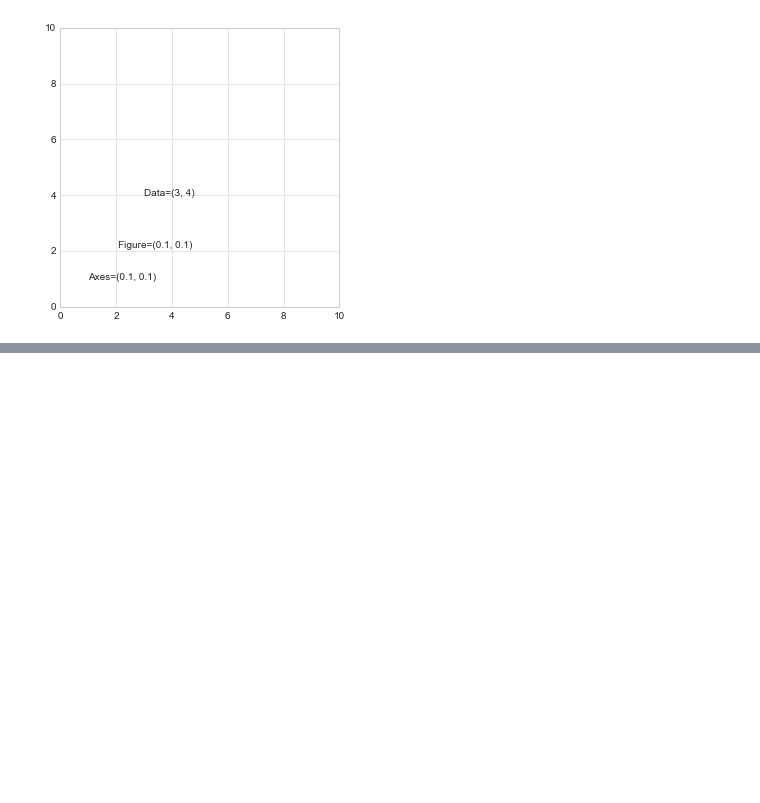
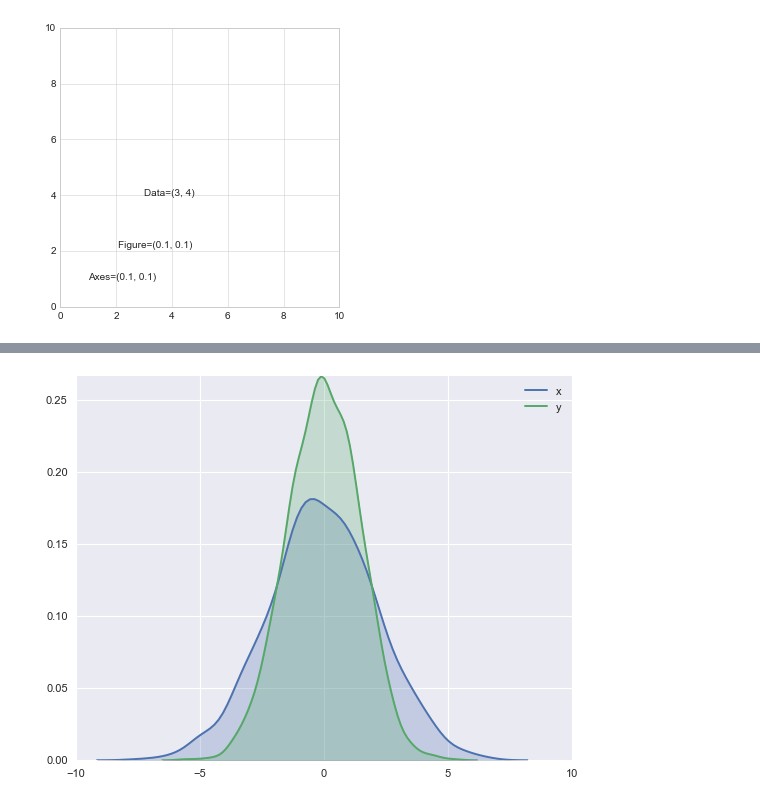
Before and after one commit to MateuszKonopelski/RandomPythonProjects, a Jupyter notebook: Project9_PythonDataScienceHandbook_VanderPlas/Chapter4_Visualisation_with_matplotlib.ipynb, the cells around one changed output, grey strips where cells are left out. Saved outputs shown, nothing was run; the diff lists cells and outputs as text; code cells hidden in the pictures; blank space fills up the shorter version.

```diff
--- a/Project9_PythonDataScienceHandbook_VanderPlas/Chapter4_Visualisation_with_matplotlib.ipynb
+++ b/Project9_PythonDataScienceHandbook_VanderPlas/Chapter4_Visualisation_with_matplotlib.ipynb
@@ -567,0 +599,8 @@ Text(0.1,0.1,'Figure=(0.1, 0.1)')
+# %%
+# TWO DIMENSION DATA (density curve)
+data = np.random.multivariate_normal([0, 0], [[5, 2], [2, 2]], size=2000)
+data = pd.DataFrame(data, columns=['x', 'y'])
+for col in 'xy':
+    sns.kdeplot(data[col], shade=True)
+# %% [output]
+[figure, added]
```
Also changed, not shown: parts of 10 cells of this notebook.
